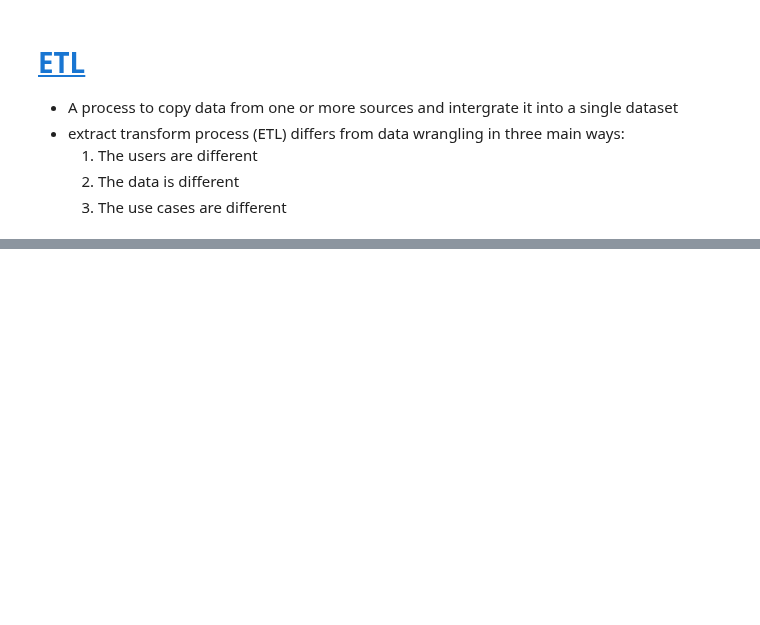
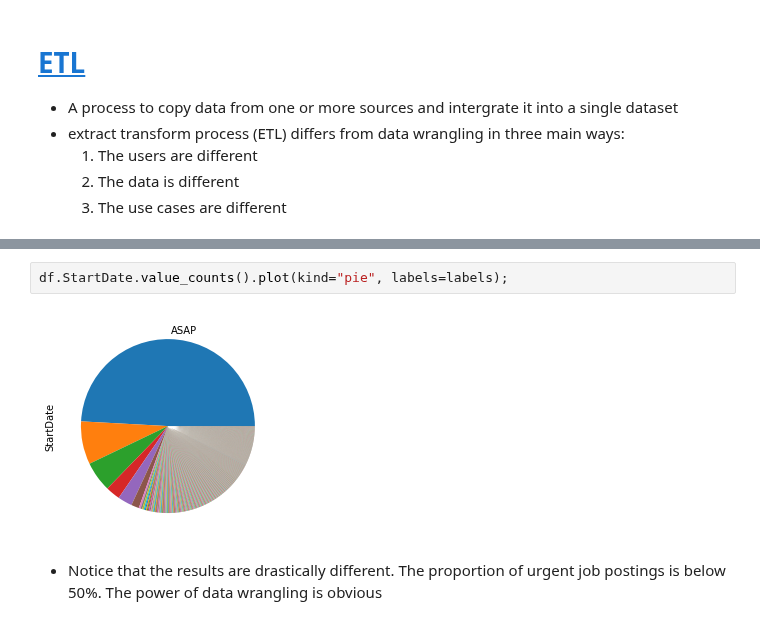
Before and after one commit to jumbamark/data_analysis, a Jupyter notebook: data_wrangling/wrangling.ipynb, the cells around one changed output, grey strips where cells are left out. Drawn from its saved outputs; the diff is of its cells as text; blank space fills up the shorter version.

```diff
--- a/data_wrangling/wrangling.ipynb
+++ b/data_wrangling/wrangling.ipynb
@@ -410,0 +450,6 @@ for phrase in asap_list:
+# %%
+df.StartDate.value_counts().plot(kind="pie", labels=labels);
+# %% [output]
+[figure, added]
+# %% [markdown]
+- Notice that the results are drastically different. The proportion of urgent job postings is below 50%. The power of data wrangling is obvious
```
Also changed, not shown: parts of 9 cells of this notebook.
